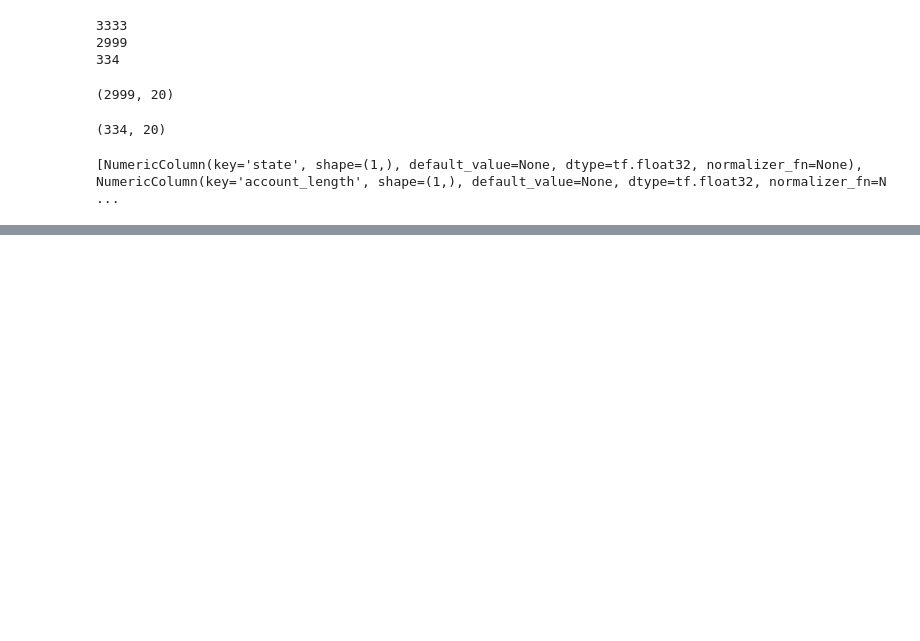
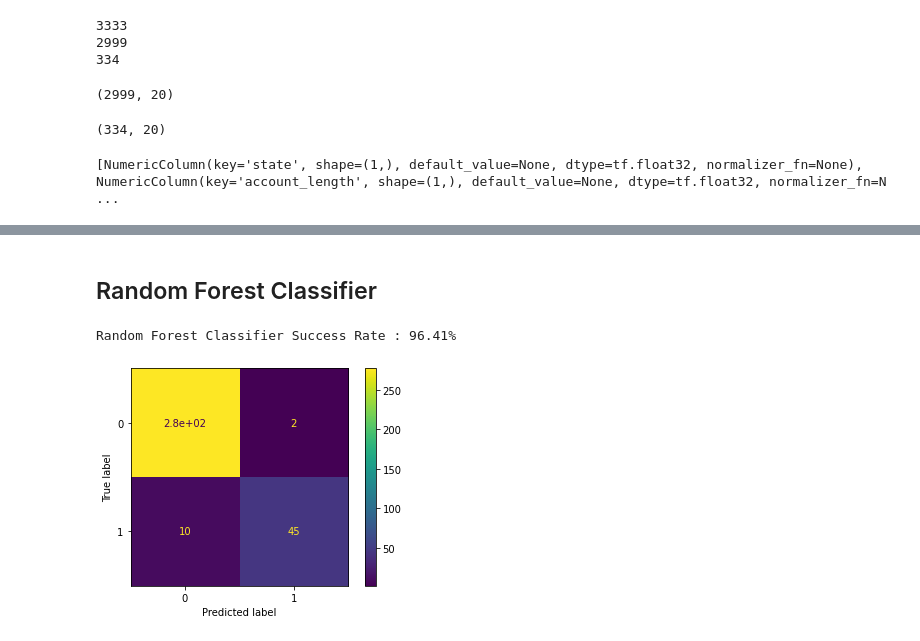
Before and after one commit to duhajarrar/TelecomMIT, a Jupyter notebook: telecom.ipynb, the cells around one changed output, grey strips where cells are left out. Saved outputs shown, nothing was run; the diff lists cells and outputs as text; code cells hidden in the pictures; blank space fills up the shorter version.

```diff
--- a/telecom.ipynb
+++ b/telecom.ipynb
@@ -221,0 +307,15 @@ Test set accuracy: 0.850
+# %% [markdown]
+## Random Forest Classifier
+# %%
+from sklearn.ensemble import RandomForestClassifier
+rfc=RandomForestClassifier()
+rfc.fit(x_train,y_train)
+p3=rfc.predict(x_test)
+s3=accuracy_score(y_test,p3)
+randomForestClassifier=s3;
+print("Random Forest Classifier Success Rate :", "{:.2f}%".format(100*s3))
+plot_confusion_matrix(rfc, x_test, y_test)
+plt.show()
+# %% [output]
+Random Forest Classifier Success Rate : 96.41%
+[figure, added]
```
Also changed, not shown: parts of 29 cells of this notebook.
